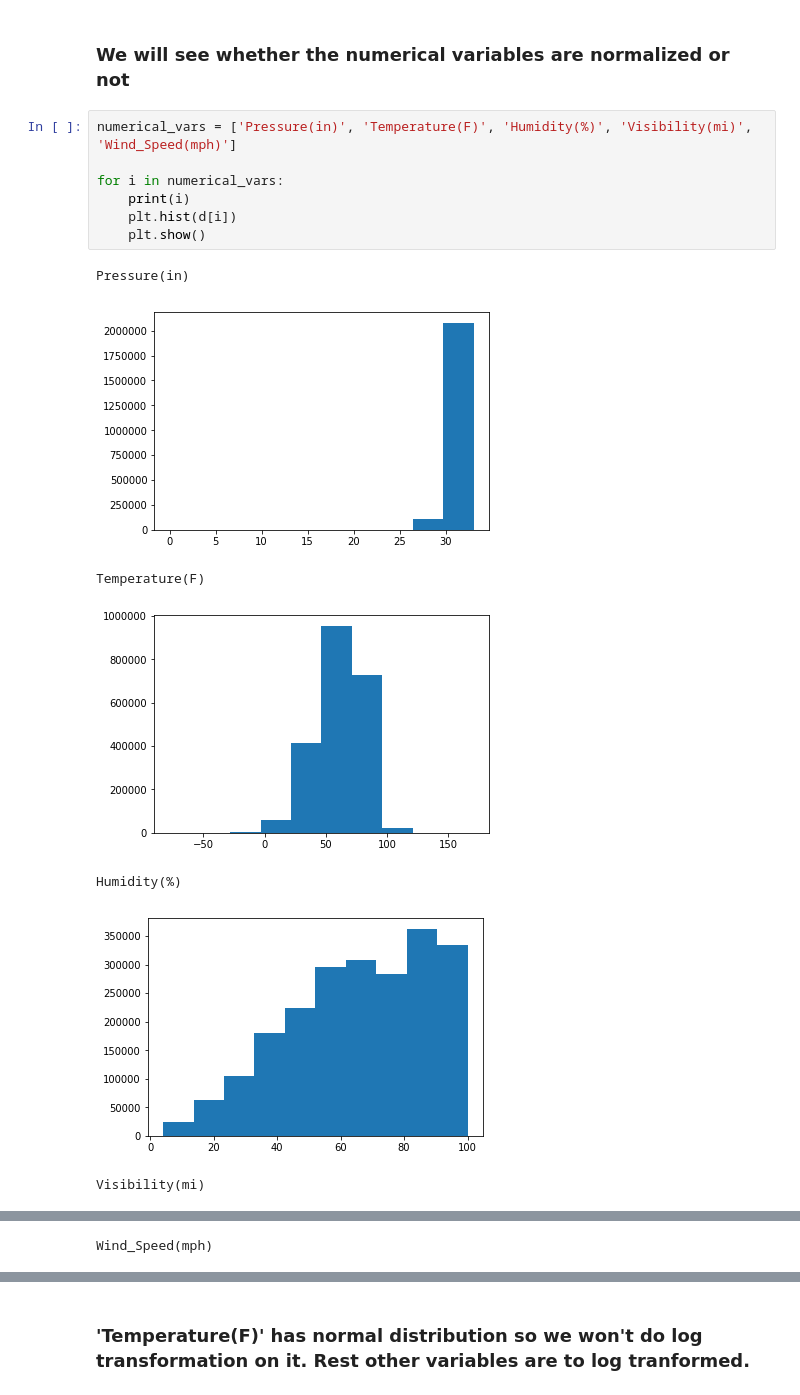
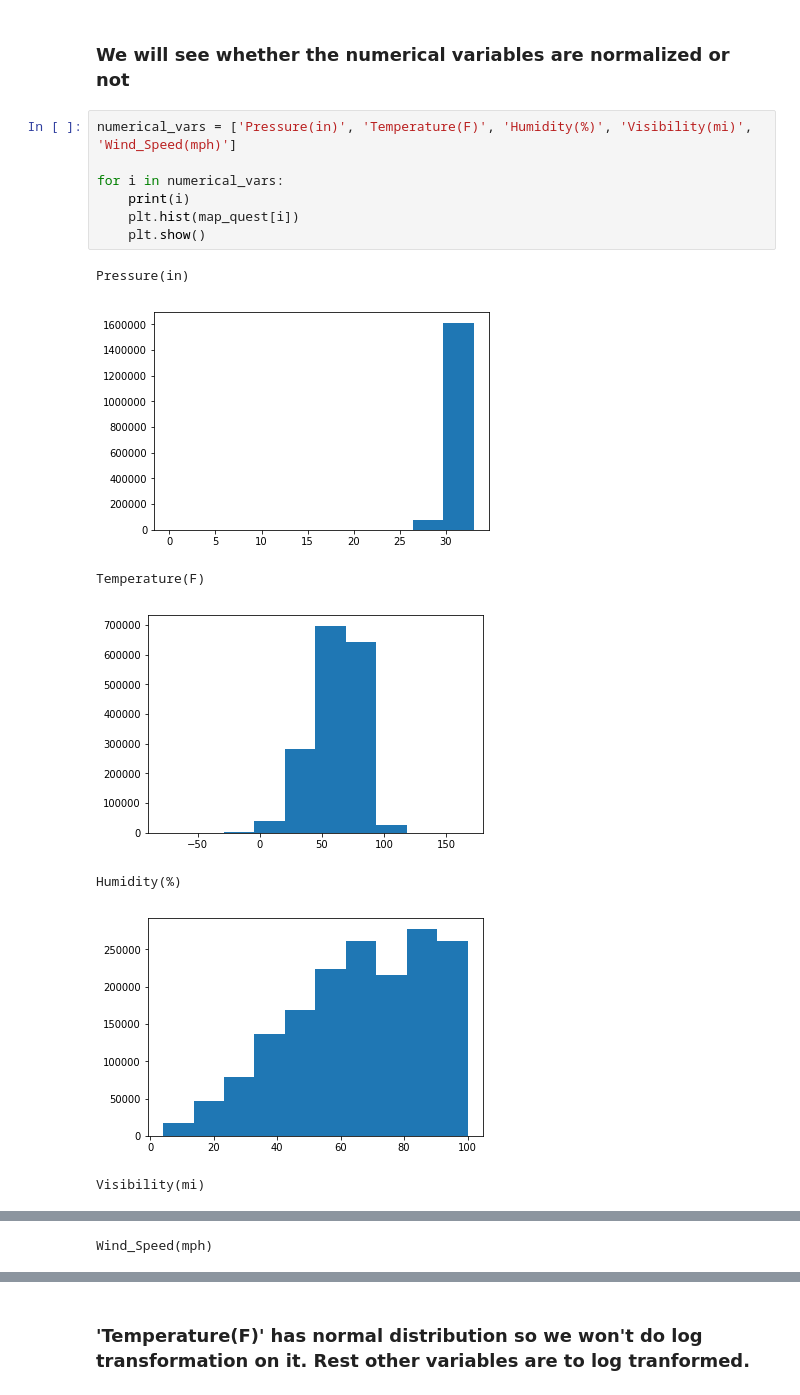
Before and after one commit to rahulmnair1997/US-Accidents-Data-Analysis, a Jupyter notebook: US-accidents.ipynb, the cells around one changed output, grey strips where cells are left out. Drawn from its saved outputs; the diff is of its cells as text.

```diff
--- a/US-accidents.ipynb
+++ b/US-accidents.ipynb
@@ -455,15 +455,15 @@ plt.legend(prop={'size': 15})
 # %%
 numerical_vars = ['Pressure(in)', 'Temperature(F)', 'Humidity(%)', 'Visibility(mi)', 'Wind_Speed(mph)']
 
 for i in numerical_vars:
     print(i)
-    plt.hist(d[i])
+    plt.hist(map_quest[i])
     plt.show()
 # %% [output]
 Pressure(in)
-[figure, old version]
+[figure, new version]
 Temperature(F)
-[figure, old version]
+[figure, new version]
 Humidity(%)
-[figure, old version]
+[figure, new version]
 Visibility(mi)
```
Also changed, not shown: parts of 22 cells of this notebook.
